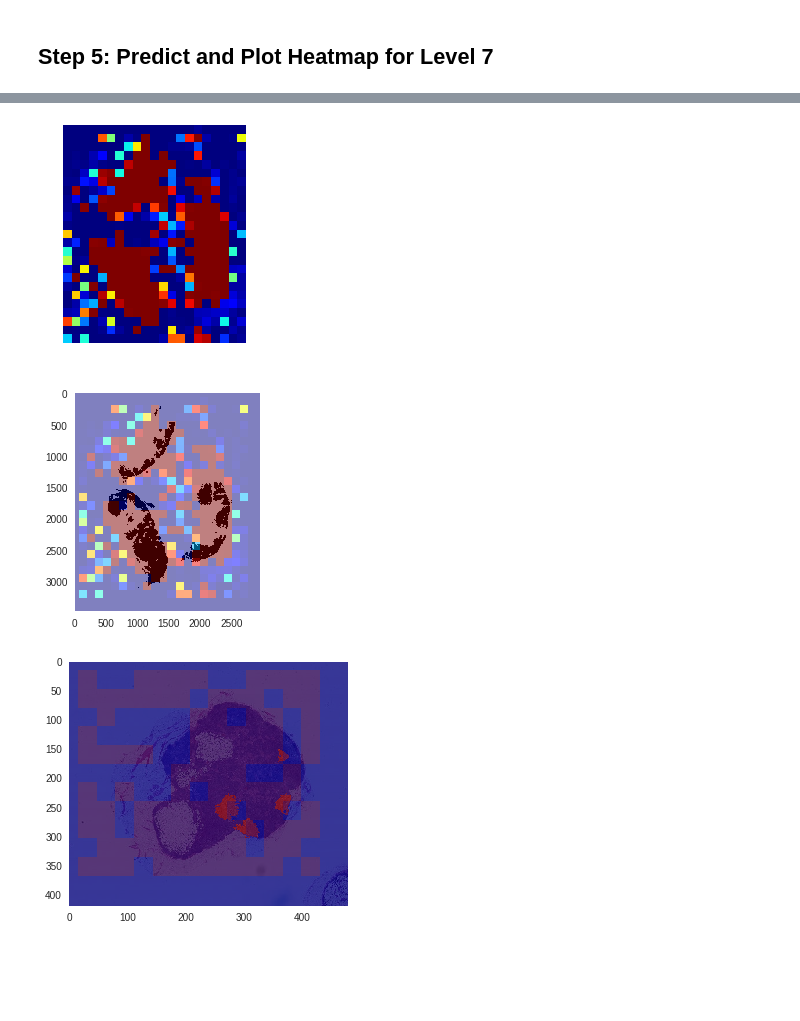
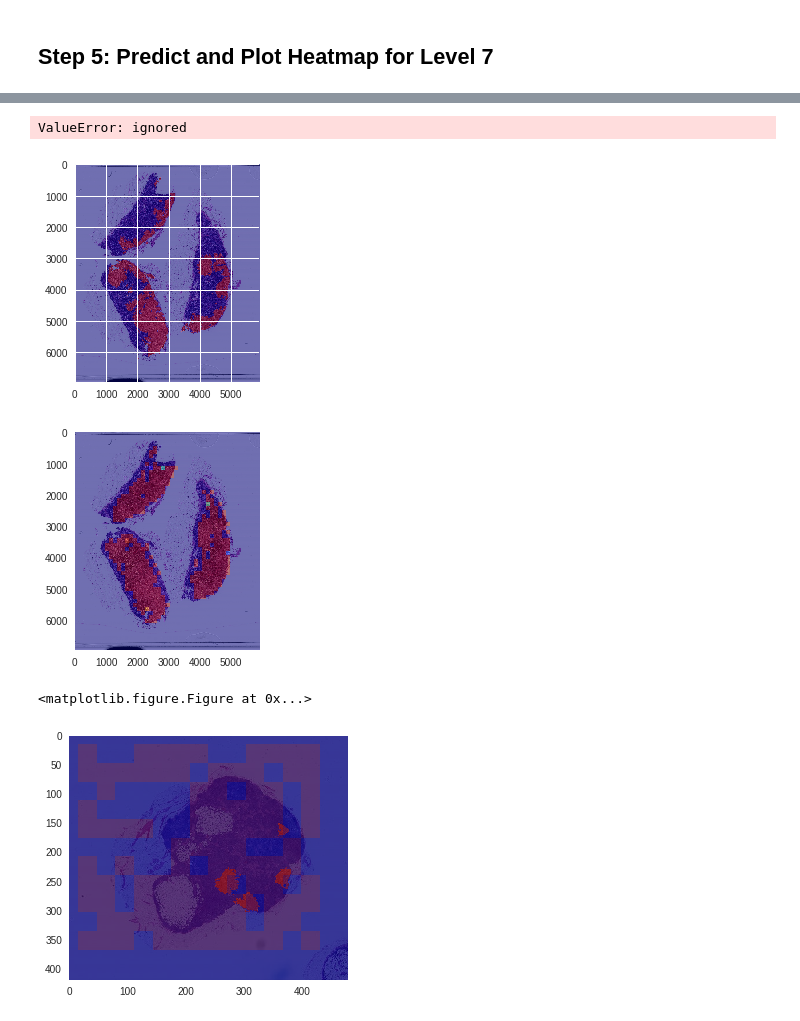
Before and after one commit to abx67/Applied-Deep-Learning, a Jupyter notebook: fan_baseline_2_0.ipynb, the cells around one changed output, grey strips where cells are left out. Cells and saved outputs as stored; diff of their text form; code cells hidden in the pictures; blank space fills up the shorter version.

```diff
--- a/fan_baseline_2_0.ipynb
+++ b/fan_baseline_2_0.ipynb
@@ -320,0 +353,19 @@ Epoch 2/3
+# %%
+fanmodel = tf.keras.models.Sequential()
+fanmodel.add(tf.keras.layers.Conv2D(32, kernel_size=(3, 3),
+                 activation='relu',
+                 input_shape=(299, 299, 3),
+                 padding='same'))
+fanmodel.add(tf.keras.layers.MaxPooling2D(pool_size=(2, 2)))
+fanmodel.add(tf.keras.layers.Conv2D(64, kernel_size=(3, 3),
+                                    activation='relu',
+                                    padding='same'))
+fanmodel.add(tf.keras.layers.MaxPooling2D(pool_size=(2, 2)))
+fanmodel.add(tf.keras.layers.Flatten())
+fanmodel.add(tf.keras.layers.Dense(128, activation='relu'))
+fanmodel.add(tf.keras.layers.Dense(1, activation='sigmoid'))
+# %%
+fanmodel.compile(optimizer='sgd',
+              loss='binary_crossentropy',
+              metrics=['accuracy'])
+fanmodel.fit(patches_res/255,labels_res,batch_size=batch_size,epochs=epochs,validation_split=0.2)
@@ -349,7 +415,7 @@ mask_path_test='tumor_078_mask.tif'
 slide_test = open_slide(slide_path_test)
 mask_test=open_slide(mask_path_test)
 # %%
-zoom_level=5
+zoom_level=4
 slide_image_test = read_slide(slide_test, x=0, y=0,level=zoom_level,
                          width=slide_test.level_dimensions[zoom_level][0],
                          height=slide_test.level_dimensions[zoom_level][1])
@@ -364,7 +430,7 @@ mask_image_test = read_slide(mask_test,
 mask_image_test = mask_image_test[:,:,0]
 
 # plt.figure(figsize=(10,10), dpi=100)
-#plt.imshow(slide_image_test)
+plt.imshow(slide_image_test)
 plt.imshow(mask_image_test,cmap='jet', alpha=0.5)
 # %% [output]
 <matplotlib.image.AxesImage at 0x...>
@@ -381,2 +445,3 @@ patches_test, labels_test=extract_patches_labels(slide_image_test,mask_image_tes
 # %%
-y_pred_test=base_model.predict(patches_test)
+# y_pred_test=base_model.predict(patches_test)
+y_pred_test=fanmodel.predict(patches_test)
@@ -387,10 +456,11 @@ y_pred_test.shape
 # %%
 import matplotlib.pyplot as plt
-plt.imshow(y_pred_test.reshape(25,21),cmap='jet',vmin=0,vmax=1)
+# plt.imshow(y_pred_test.reshape(25,21),cmap='jet',vmin=0,vmax=1)
+plt.imshow(y_pred_test.reshape(52,44),cmap='jet',vmin=0,vmax=1)
 plt.grid(False)
 plt.axis('off')
 plt.savefig('result.jpg',bbox_inches='tight')
 # %% [output]
-[figure, removed]
+ValueError: ignored
 # %%
 half_grid=center_size/2
@@ -405,11 +480,17 @@ for i in range(0,mask_image_test.shape[0]-window_size+1,stride):
     count += 1
 # %%
-#plt.imshow(slide_image_test)
-plt.imshow(mask_image_test)
+plt.imshow(slide_image_test)
+plt.imshow(mask_image_test,cmap='jet',alpha=0.5)
+plt.show()
+plt.imshow(slide_image_test)
 plt.imshow(mask_pred,cmap='jet',alpha=0.5)
 plt.grid(False)
+plt.show()
+plt.savefig('result.jpg')
 # %% [output]
-[figure, old version]
+[figure, new version]
+[figure, added]
+<matplotlib.figure.Figure at 0x...>
 # %%
 mask_pred_resize=np.zeros(mask_image_level7.shape)
 for i in range(0,mask_pred.shape[0]-4+1,4):
```
Also changed, not shown: parts of 29 cells of this notebook.
